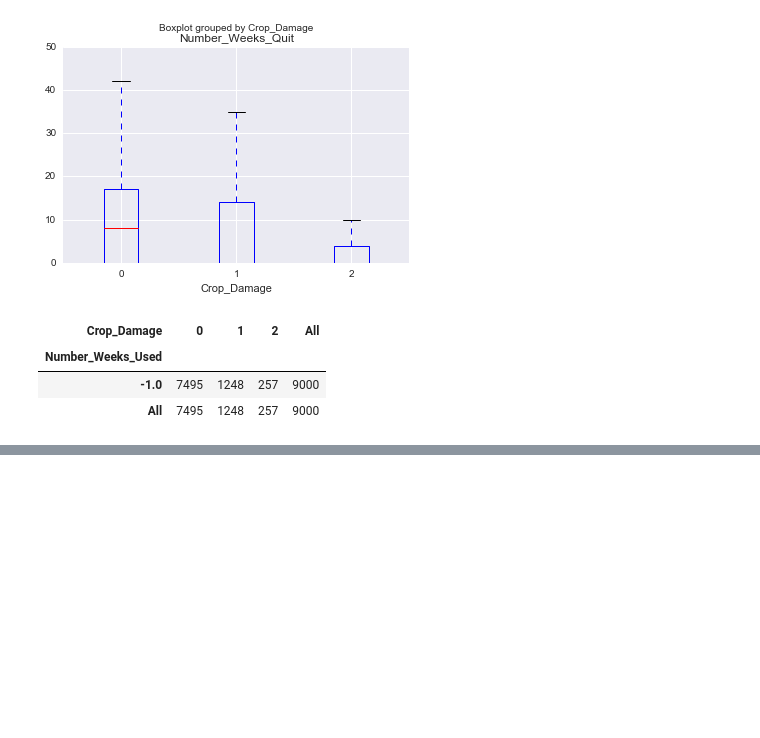
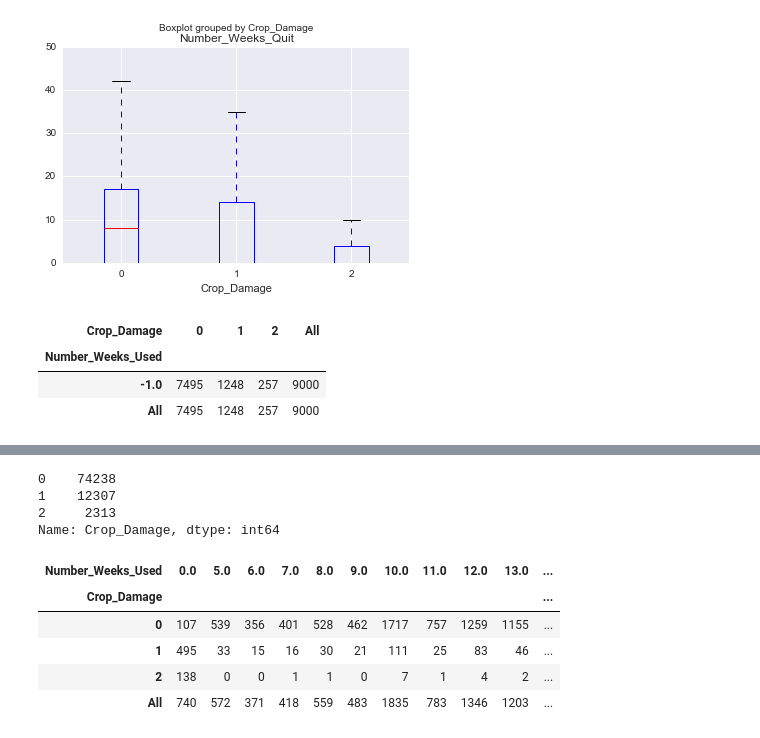
Before and after one commit to numb3r33/av-practice, a Jupyter notebook: last_man_standing/analysis.ipynb, the cells around one changed output, grey strips where cells are left out. Saved outputs shown, nothing was run; the diff lists cells and outputs as text; code cells hidden in the pictures; blank space fills up the shorter version.

```diff
--- a/last_man_standing/analysis.ipynb
+++ b/last_man_standing/analysis.ipynb
@@ -186,0 +457,16 @@ pd.crosstab(train[train.Number_Weeks_Used==-1].Number_Weeks_Used, train[train.Nu
+# %%
+train.Crop_Damage.value_counts()
+# %% [output]
+0    74238
+1    12307
+2     2313
+Name: Crop_Damage, dtype: int64
+# %%
+pd.crosstab(train.Crop_Damage, train.Number_Weeks_Used, margins=True)
+# %% [output]
+| Number_Weeks_Used | 0.0 | 5.0 | 6.0 | 7.0 | 8.0 | 9.0 | 10.0 | 11.0 | 12.0 | 13.0 | ... |
+| Crop_Damage |  |  |  |  |  |  |  |  |  |  | ... |
+| 0 | 107 | 539 | 356 | 401 | 528 | 462 | 1717 | 757 | 1259 | 1155 | ... |
+| 1 | 495 | 33 | 15 | 16 | 30 | 21 | 111 | 25 | 83 | 46 | ... |
+| 2 | 138 | 0 | 0 | 1 | 1 | 0 | 7 | 1 | 4 | 2 | ... |
+| All | 740 | 572 | 371 | 418 | 559 | 483 | 1835 | 783 | 1346 | 1203 | ... |
```
Also changed, not shown: parts of 35 cells of this notebook, 2 other files.
